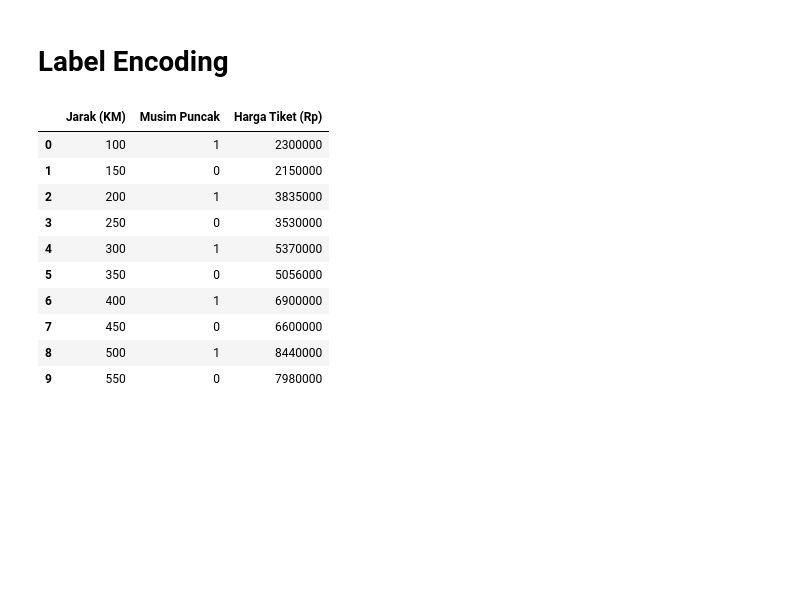
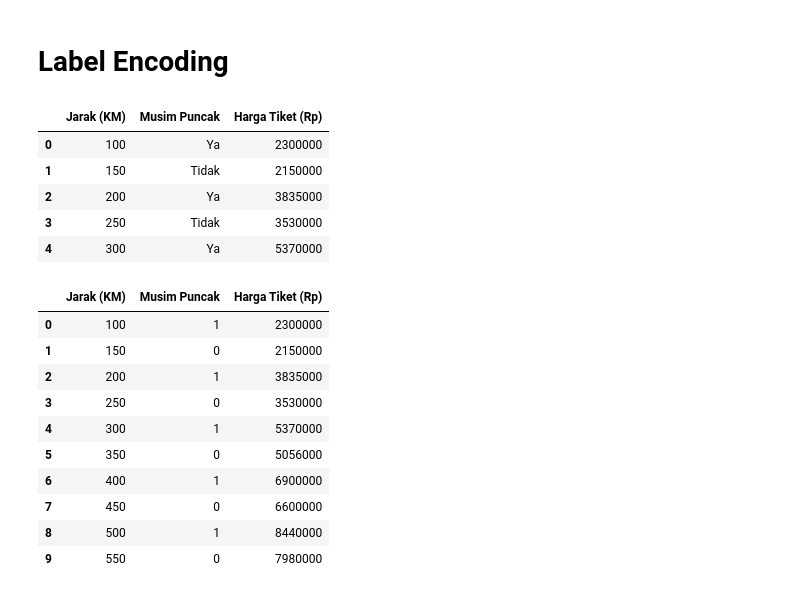
Before and after one commit to fauzul91/PKB-Praktikum, a Jupyter notebook: Pengantar Kecerdasan Buatan/tugasPKB3.ipynb, the cells around one changed output. Drawn from its saved outputs; the diff is of its cells as text; code cells hidden in the pictures; blank space fills up the shorter version.

```diff
--- a/Pengantar Kecerdasan Buatan/tugasPKB3.ipynb
+++ b/Pengantar Kecerdasan Buatan/tugasPKB3.ipynb
@@ -32,6 +33,15 @@ data
 | 9 | 550 | Tidak | 7980000 |
 # %% [markdown]
 # Label Encoding
+# %%
+data.head(5)
+# %% [output]
+|  | Jarak (KM) | Musim Puncak | Harga Tiket (Rp) |
+| 0 | 100 | Ya | 2300000 |
+| 1 | 150 | Tidak | 2150000 |
+| 2 | 200 | Ya | 3835000 |
+| 3 | 250 | Tidak | 3530000 |
+| 4 | 300 | Ya | 5370000 |
 # %%
 cat_columns = ['Musim Puncak']
 for col in cat_columns:
```
Also changed, not shown: parts of 13 cells of this notebook.
